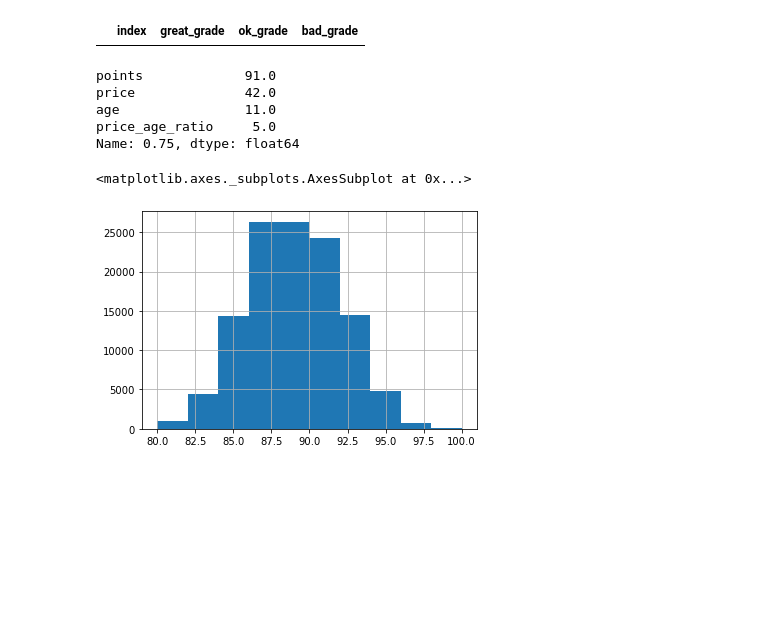
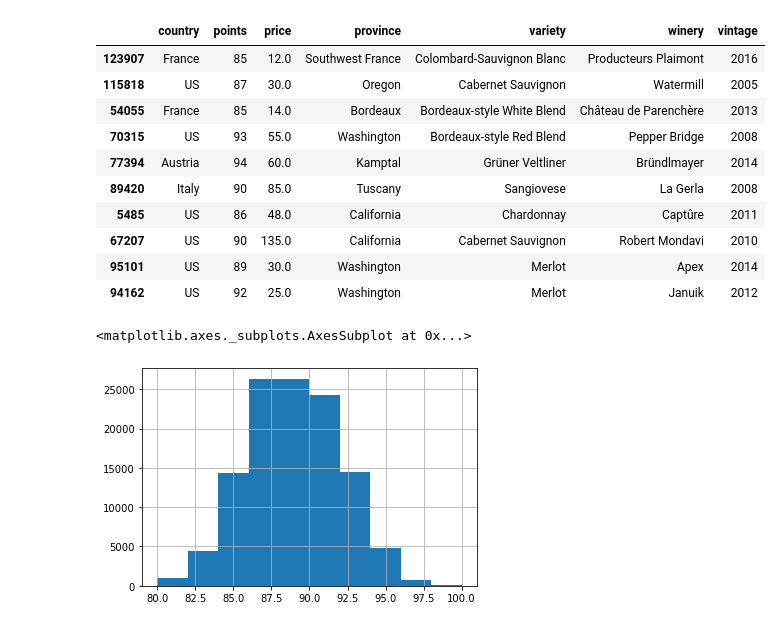
Before and after one commit to rahilanath/Final_Project, a Jupyter notebook: recommend_model.ipynb, the cells around one changed output. Saved outputs shown, nothing was run; the diff lists cells and outputs as text; code cells hidden in the pictures; blank space fills up the shorter version.

```diff
--- a/recommend_model.ipynb
+++ b/recommend_model.ipynb
@@ -38,69 +41,36 @@ all_wines.head()
 # %%
-# add vintage year based on year in title
-all_wines['vintage'] = all_wines['title'].str.extract('(\d\d\d\d)', expand=True)
-
-# filling in known variety for nulls
-all_wines.iloc[86909, 7] = 'Syrah-Petite Sirah'
-
-# drop unneeded columns
-clean_wines = all_wines.drop(columns=['Unnamed: 0', 'description', 'designation', 'region_1', 'region_2', 'title', \
-                                      'taster_name', 'taster_twitter_handle'])
-
 # filling in known country for nulls
 has_country = clean_wines[pd.notnull(clean_wines['country'])]
 has_country_series = pd.Series(data=has_country['country'].values, index=has_country['winery'])
 has_country_dict = has_country_series.to_dict()
 clean_wines.loc[clean_wines['country'].isnull(), 'country'] \
     = clean_wines['country'].fillna(clean_wines['winery'].map(has_country_dict))
 
 # drop the remaining nulls
 clean_wines = clean_wines.dropna()
 
 # replace variety names with common wine names
 clean_wines['variety'] = clean_wines['variety'].replace(['Weissburgunder'], 'Chardonnay')
 clean_wines['variety'] = clean_wines['variety'].replace(['Spatburgunder'], 'Pinot Noir')
 clean_wines['variety'] = clean_wines['variety'].replace(['Grauburgunder'], 'Pinot Gris')
 clean_wines['variety'] = clean_wines['variety'].replace(['Garnacha'], 'Grenache')
 clean_wines['variety'] = clean_wines['variety'].replace(['Pinot Nero'], 'Pinot Noir')
 clean_wines['variety'] = clean_wines['variety'].replace(['Alvarinho'], 'Albarino')
 
-# add age based on year
-clean_wines['age'] = 2020 - clean_wines['vintage'].astype(int)
-
-# add price_age_ratio
-clean_wines['price_age_ratio'] = clean_wines['price'] / clean_wines['age']
-
-# add rating
-clean_wines['grade'] = clean_wines['points'].apply(lambda x: 'Great' if x >= 90 else
-                                                             'OK' if x >= 75 else 'Bad')
-
-#
-country_great = clean_wines.loc[clean_wines['grade'] == 'Great']['country'].value_counts().reset_index(name='great_grade')
-country_ok = clean_wines.loc[clean_wines['grade'] == 'OK']['country'].value_counts().reset_index(name='ok_grade')
-country_bad = clean_wines.loc[clean_wines['grade'] == 'Bad']['country'].value_counts().reset_index(name='bad_grade')
-grade_list = [country_great, country_ok, country_bad]
-
-from functools import reduce
-country_grade = reduce(lambda left, right: pd.merge(left, right, on = 'index'), grade_list)
-country_grade
-
-# ok = clean_wines.loc[clean_wines['grade'] == 'OK']
-# bad = clean_wines.loc[clean_wines['grade'] == 'Bad']
-
-# clean_wines
-# final clean dataframe
-# clean_wines
+# sample
+clean_wines.sample(10)
 # %% [output]
-|  | index | great_grade | ok_grade | bad_grade |
+|  | country | points | price | province | variety | winery | vintage |
+| 123907 | France | 85 | 12.0 | Southwest France | Colombard-Sauvignon Blanc | Producteurs Plaimont | 2016 |
+| 115818 | US | 87 | 30.0 | Oregon | Cabernet Sauvignon | Watermill | 2005 |
+| 54055 | France | 85 | 14.0 | Bordeaux | Bordeaux-style White Blend | Château de Parenchère | 2013 |
+| 70315 | US | 93 | 55.0 | Washington | Bordeaux-style Red Blend | Pepper Bridge | 2008 |
+| 77394 | Austria | 94 | 60.0 | Kamptal | Grüner Veltliner | Bründlmayer | 2014 |
+| 89420 | Italy | 90 | 85.0 | Tuscany | Sangiovese | La Gerla | 2008 |
+| 5485 | US | 86 | 48.0 | California | Chardonnay | Captûre | 2011 |
+| 67207 | US | 90 | 135.0 | California | Cabernet Sauvignon | Robert Mondavi | 2010 |
+| 95101 | US | 89 | 30.0 | Washington | Merlot | Apex | 2014 |
+| 94162 | US | 92 | 25.0 | Washington | Merlot | Januik | 2012 |
-# %%
-# get upper quantile
-clean_wines.quantile(q=0.75, axis=0, numeric_only=True)
-# %% [output]
-points             91.0
-price              42.0
-age                11.0
-price_age_ratio     5.0
-Name: 0.75, dtype: float64
 # %%
 # plot histogram
 clean_wines['points'].hist()
```
Also changed, not shown: parts of 13 cells of this notebook.
